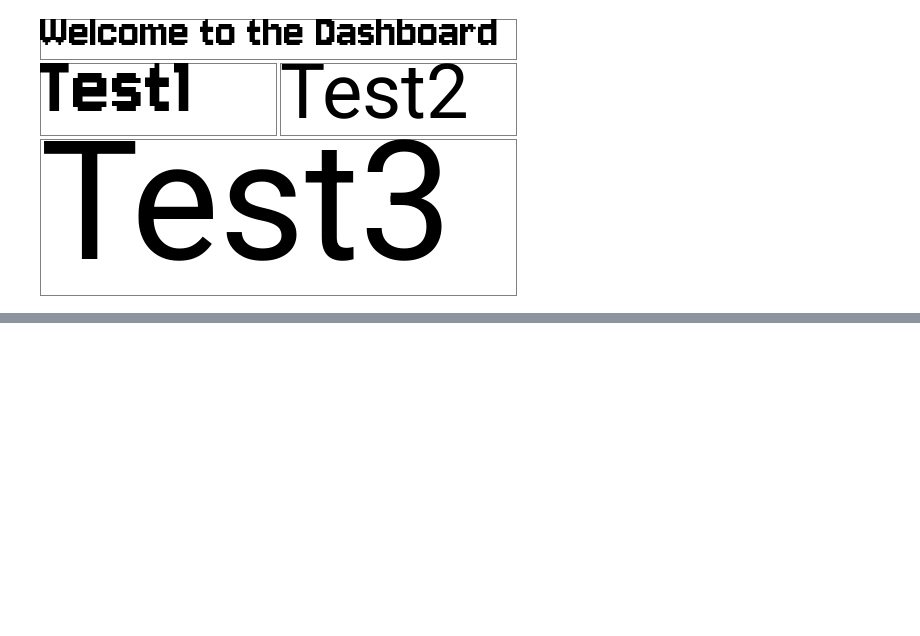
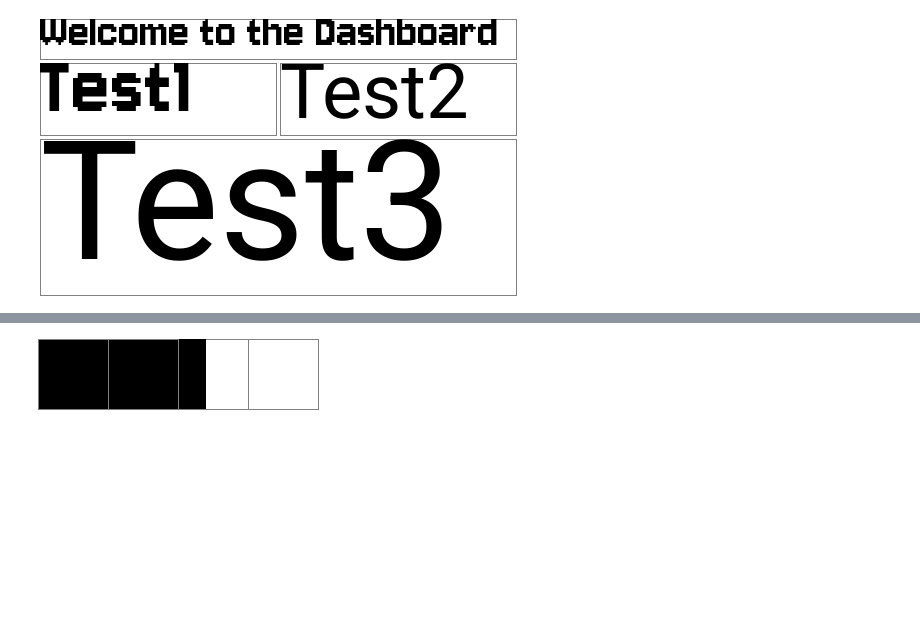
Before and after one commit to holgern/piltext, a Jupyter notebook: notebooks/text_example.ipynb, the cells around one changed output, grey strips where cells are left out. Saved outputs shown, nothing was run; the diff lists cells and outputs as text; code cells hidden in the pictures; blank space fills up the shorter version.

```diff
--- a/notebooks/text_example.ipynb
+++ b/notebooks/text_example.ipynb
@@ -232,0 +246,9 @@ delta_y = 40, d0 height 36
+# %%
+image = ImageDrawer(480, 280, f)
+image.initialize()
+squares = ImageSquares(0.6, f, max_squares=4, size=280, bg_color="grey", fg_color="black", empty_color="white", border_color="grey", columns=4, show_partial=True, gap=0)
+squares._draw_squares(image)
+image.finalize(inverted=False)
+display(image.get_image())
+# %% [output]
+[figure, added]
```
Also changed, not shown: parts of 2 cells of this notebook, 9 other files.
